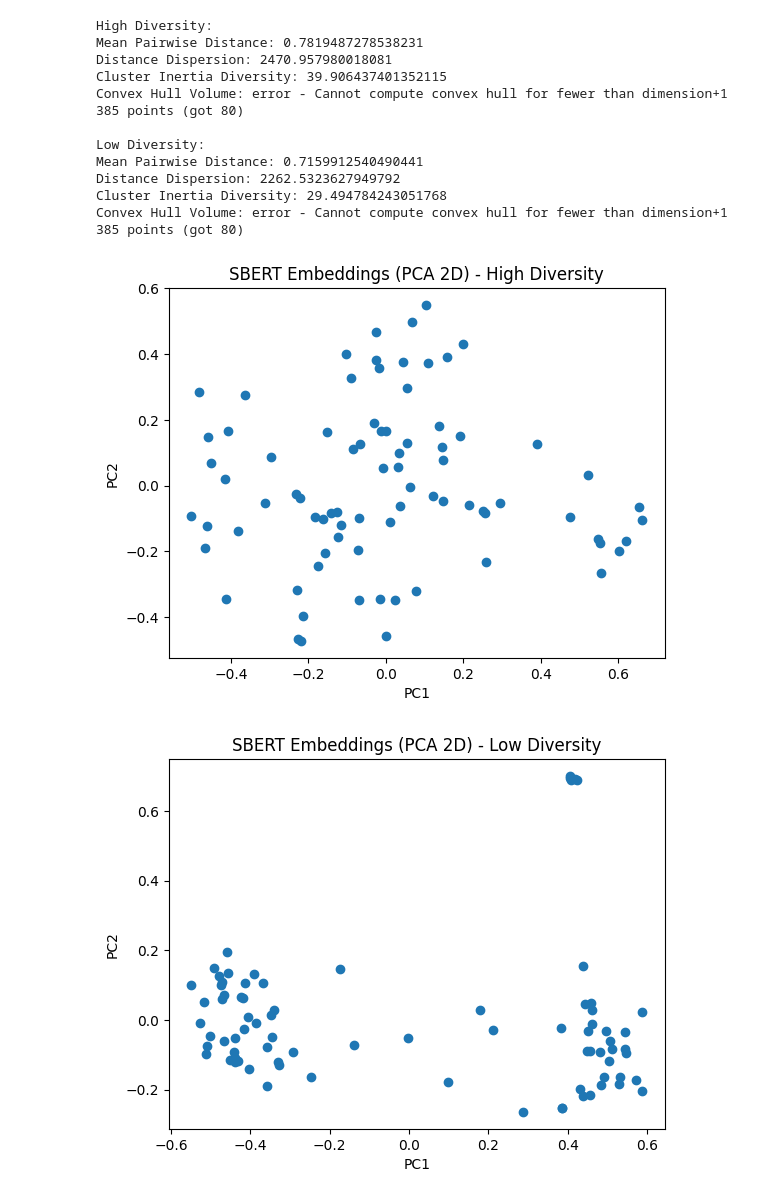
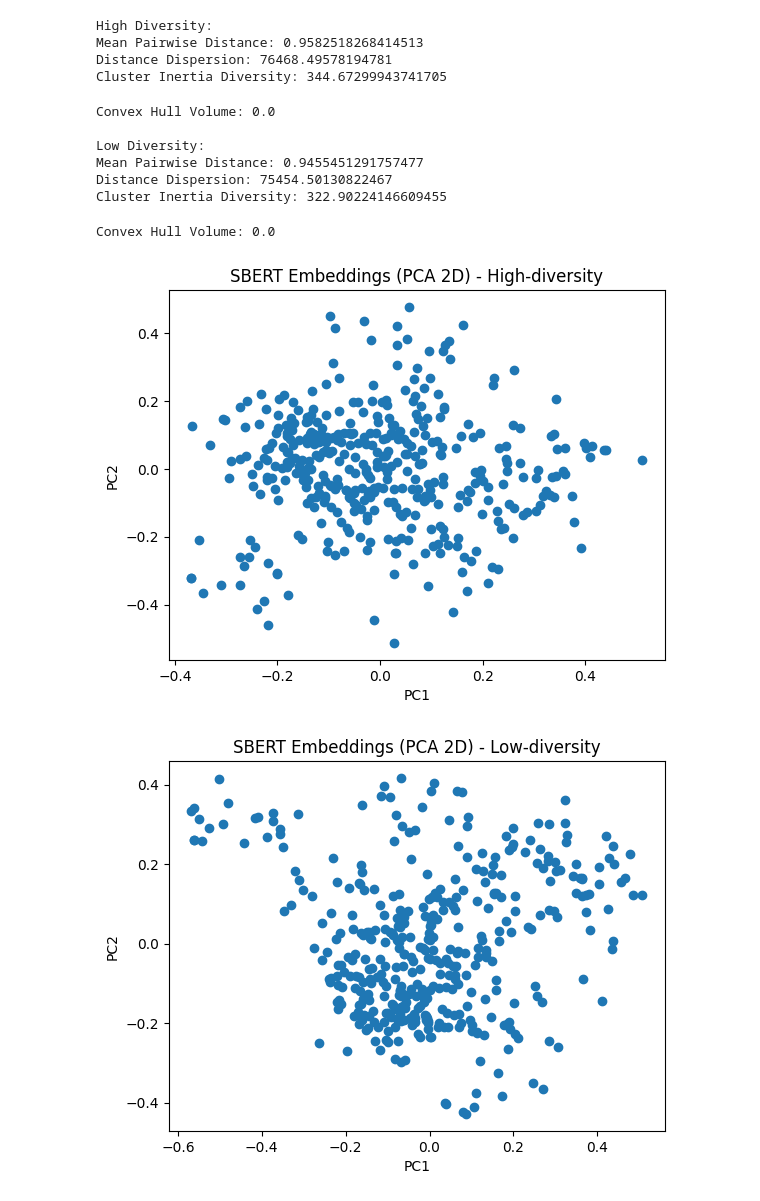
Before and after one commit to nlpsoc/emb-diversity, a Jupyter notebook: src/text_experiments.ipynb, the cells around one changed output. Saved outputs shown, nothing was run; the diff lists cells and outputs as text; code cells hidden in the pictures.

```diff
--- a/src/text_experiments.ipynb
+++ b/src/text_experiments.ipynb
@@ -8,8 +8,8 @@ def read_sentences_from_txt(filepath):
         return [line.strip() for line in f if line.strip()]
 # %%
 BASE_DIR = os.path.dirname(os.path.dirname(os.path.abspath("")))
-DATA_PATH_high = os.path.join(BASE_DIR, "Diversity-Measurement/pilot_datasets/semantic_diversity/reuters_8-topic.txt")
-DATA_PATH_low = os.path.join(BASE_DIR, "Diversity-Measurement/pilot_datasets/semantic_diversity/reuters_2-topic.txt")
+DATA_PATH_high = os.path.join(BASE_DIR, "Diversity-Measurement/pilot_datasets/semantic_diversity/qqp_high_diversity.txt")
+DATA_PATH_low = os.path.join(BASE_DIR, "Diversity-Measurement/pilot_datasets/semantic_diversity/qqp_low_diversity.txt")
 # %%
 sentences_high = read_sentences_from_txt(DATA_PATH_high)
 print(f"Loaded {len(sentences_high)} sentences.")
@@ -52,35 +52,35 @@ except Exception as e:
     print("Convex Hull Volume: error -", e)
 # %% [output]
 High Diversity:
-Mean Pairwise Distance: 0.7819487278538231
-Distance Dispersion: 2470.957980018081
-Cluster Inertia Diversity: 39.906437401352115
-Convex Hull Volume: error - Cannot compute convex hull for fewer than dimension+1 385 points (got 80)
-
-Low Diversity:
-Mean Pairwise Distance: 0.7159912540490441
-Distance Dispersion: 2262.5323627949792
-Cluster Inertia Diversity: 29.494784243051768
-Convex Hull Volume: error - Cannot compute convex hull for fewer than dimension+1 385 points (got 80)
+Mean Pairwise Distance: 0.9582518268414513
+Distance Dispersion: 76468.49578194781
+Cluster Inertia Diversity: 344.67299943741705
+Convex Hull Volume: 0.0
+
+Low Diversity:
+Mean Pairwise Distance: 0.9455451291757477
+Distance Dispersion: 75454.50130822467
+Cluster Inertia Diversity: 322.90224146609455
+Convex Hull Volume: 0.0
 # %%
 import matplotlib.pyplot as plt
 from sklearn.decomposition import PCA
 # %%
 pca = PCA(n_components=2)
 embeddings_2d_high = pca.fit_transform(embeddings_high)
 plt.scatter(embeddings_2d_high[:,0], embeddings_2d_high[:,1])
-plt.title("SBERT Embeddings (PCA 2D) - High Diversity")
+plt.title("SBERT Embeddings (PCA 2D) - High-diversity")
 plt.xlabel("PC1")
 plt.ylabel("PC2")
 plt.show()
 
 pca = PCA(n_components=2)
 embeddings_2d_low = pca.fit_transform(embeddings_low)
 plt.scatter(embeddings_2d_low[:,0], embeddings_2d_low[:,1])
-plt.title("SBERT Embeddings (PCA 2D) - Low Diversity")
+plt.title("SBERT Embeddings (PCA 2D) - Low-diversity")
 plt.xlabel("PC1")
 plt.ylabel("PC2")
 plt.show()
 # %% [output]
-[figure, old version]
+[figure, new version]
-[figure, old version]
+[figure, new version]
```
Also changed, not shown: parts of 2 cells of this notebook, 1 other file.
